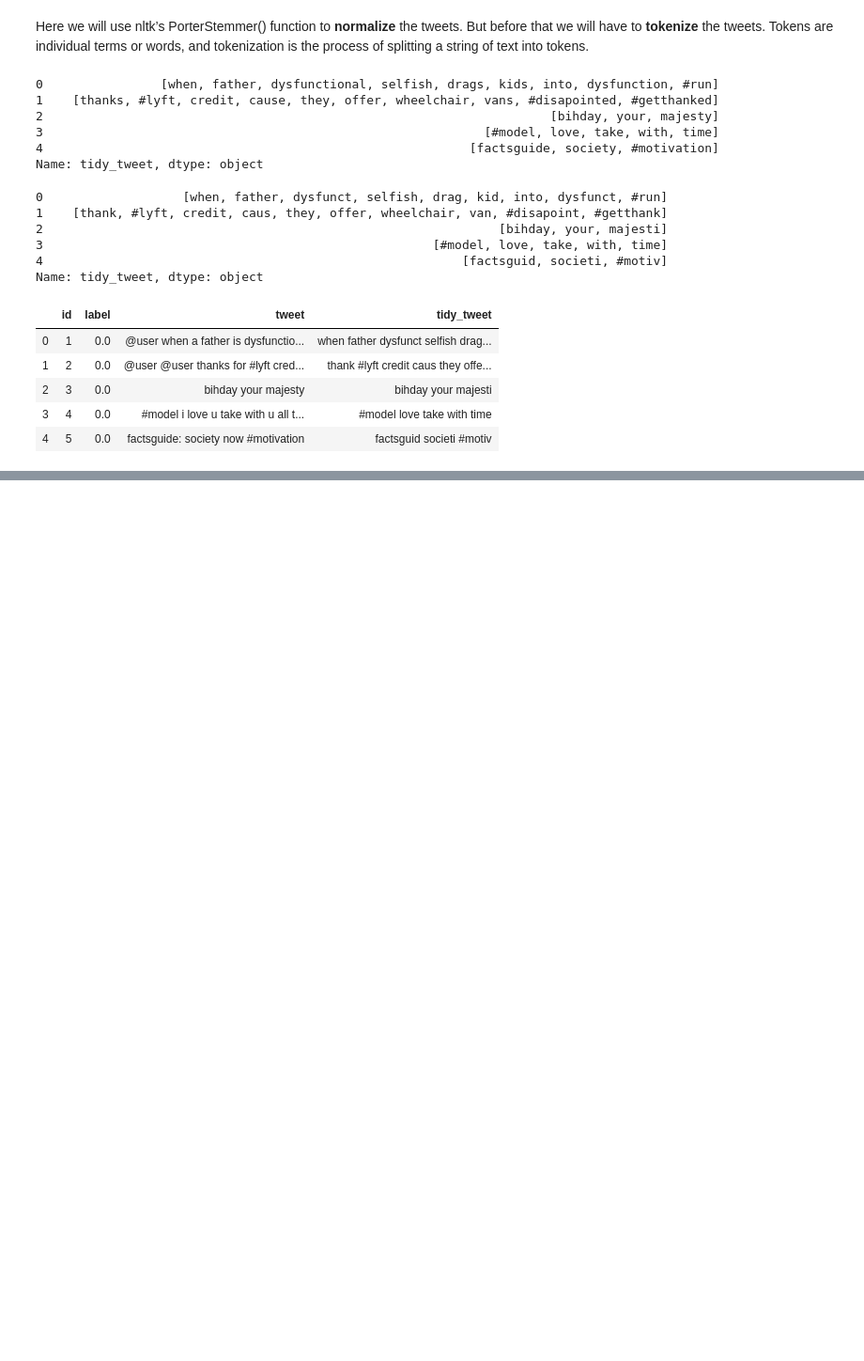
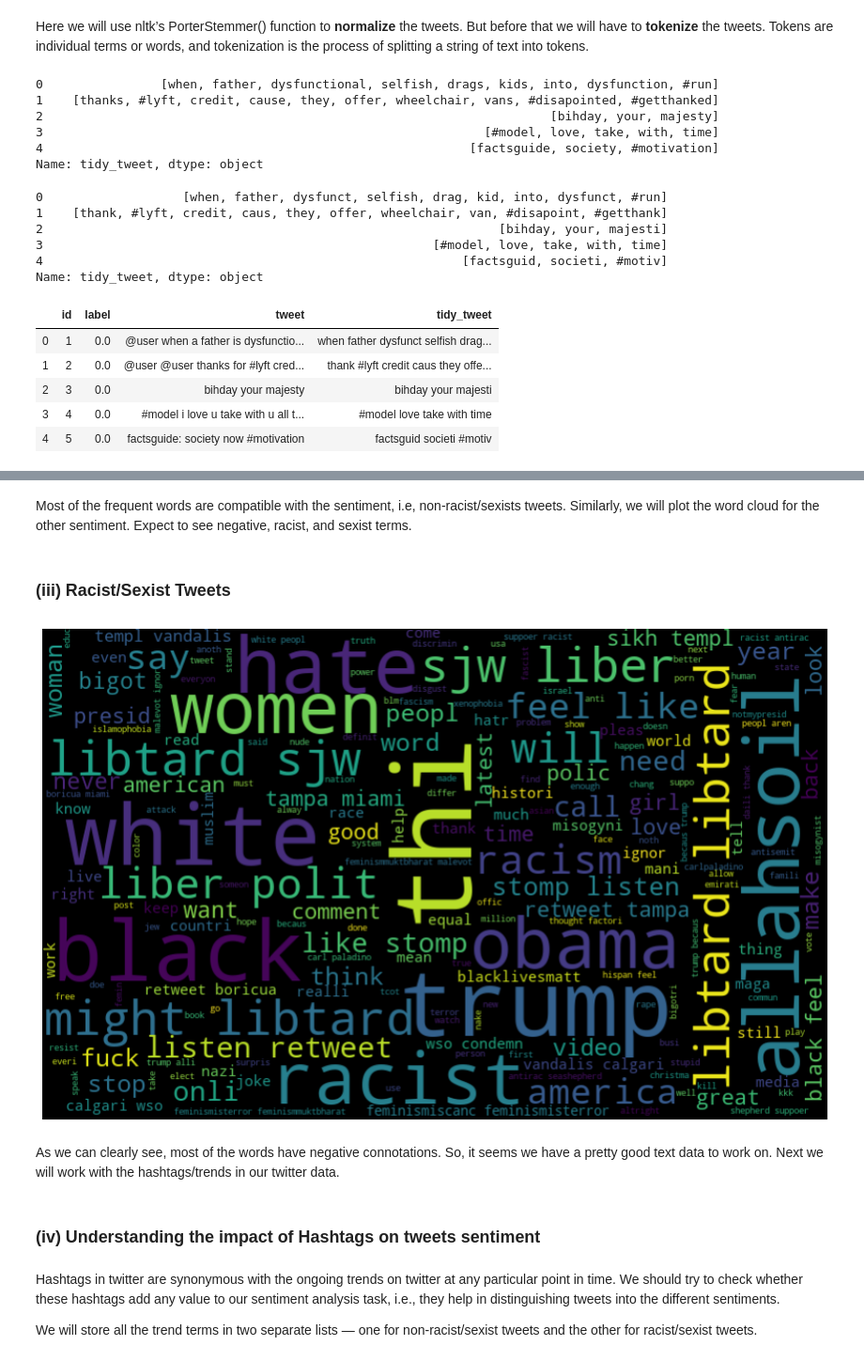
Before and after one commit to deepakmarichi/Twitter-Sentiment-Analysis, a Jupyter notebook: Twitter-Sentiment-Analysis.ipynb, the cells around one changed output, grey strips where cells are left out. Shown at 94% size. Cells and saved outputs as stored; diff of their text form; code cells hidden in the pictures; blank space fills up the shorter version.

```diff
--- a/Twitter-Sentiment-Analysis.ipynb
+++ b/Twitter-Sentiment-Analysis.ipynb
@@ -217,0 +257,21 @@ combined.head()
+# %% [markdown]
+Most of the frequent words are compatible with the sentiment, i.e, non-racist/sexists tweets. Similarly, we will plot the word cloud for the other sentiment. Expect to see negative, racist, and sexist terms.
+# %% [markdown]
+### (iii)  Racist/Sexist Tweets
+# %%
+negative_words  = ' '.join([text for text in combined["tidy_tweet"][combined["label"] == 1]])
+wordcloud = WordCloud(width = 800, height = 500, random_state=23, max_font_size = 110 ).generate(negative_words )
+plt.figure(figsize=(15,10))
+plt.imshow(wordcloud, interpolation='bilinear', )
+plt.axis('off')
+plt.show()
+# %% [output]
+[figure, added]
+# %% [markdown]
+As we can clearly see, most of the words have negative connotations. So, it seems we have a pretty good text data to work on. Next we will work with the hashtags/trends in our twitter data.
+# %% [markdown]
+### (iv) Understanding the impact of Hashtags on tweets sentiment
+# %% [markdown]
+Hashtags in twitter are synonymous with the ongoing trends on twitter at any particular point in time. We should try to check whether these hashtags add any value to our sentiment analysis task, i.e., they help in distinguishing tweets into the different sentiments.
+
+We will store all the trend terms in two separate lists — one for non-racist/sexist tweets and the other for racist/sexist tweets.
```
Also changed, not shown: parts of 17 cells of this notebook.
